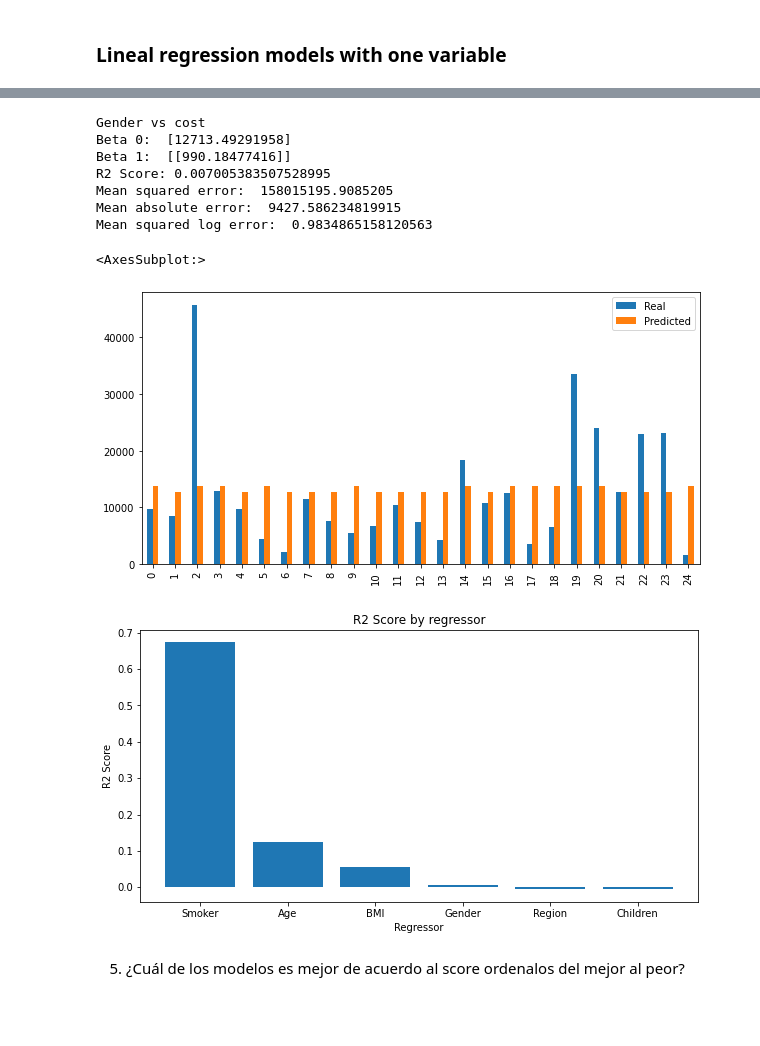
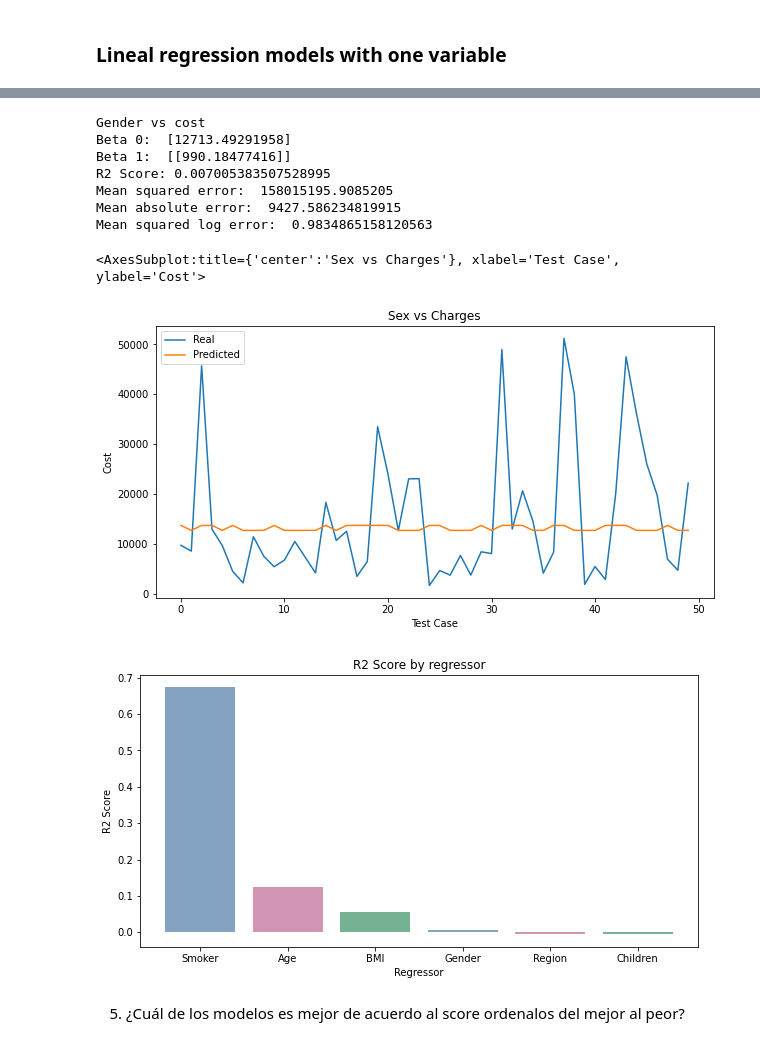
Before and after one commit to ltchycrane/Semana_Tec, a Jupyter notebook: 6.4 - Proyecto - Regresion Linea.ipynb, the cells around one changed output, grey strips where cells are left out. Drawn from its saved outputs; the diff is of its cells as text; code cells hidden in the pictures; blank space fills up the shorter version.

```diff
--- a/6.4 - Proyecto - Regresion Linea.ipynb
+++ b/6.4 - Proyecto - Regresion Linea.ipynb
@@ -280,33 +271,33 @@ Mean squared log error:  0.9864538172238368
 # %%
 # Gender vs cost
-X = gender.values.reshape(-1,1)
+X = gender_one_hot['sex_male'].values.reshape(-1,1)
 y = charges.values.reshape(-1,1)
 X_train, X_test, y_train, y_test = train_test_split(X, y, test_size=0.2, random_state=0)
 regressor_gender = LinearRegression()
 regressor_gender.fit(X_train, y_train)
 y_pred_gender = regressor_gender.predict(X_test)
 print('Gender vs cost')
 print('Beta 0: ', regressor_gender.intercept_)
 print('Beta 1: ', regressor_gender.coef_)
 gender_r2 = r2_score(y_test, y_pred_gender)
 print('R2 Score:', gender_r2)
 print('Mean squared error: ', mean_squared_error(y_test, y_pred_gender))
 print('Mean absolute error: ', mean_absolute_error(y_test, y_pred_gender))
 print('Mean squared log error: ', mean_squared_log_error(y_test, y_pred_gender))
 # Save predictions vs real values
 df_gender = pd.DataFrame({'Real': y_test.flatten(), 'Predicted': y_pred_gender.flatten()})
 # Plot predictions vs real values
-df_gender.head(25).plot(kind='bar',figsize=(10,5))
+df_gender.head(50).plot(figsize=(10,5), title='Sex vs Charges', xlabel='Test Case', ylabel='Cost')
 # %% [output]
 Gender vs cost
 Beta 0:  [12713.49291958]
 Beta 1:  [[990.18477416]]
 R2 Score: 0.007005383507528995
 Mean squared error:  158015195.9085205
 Mean absolute error:  9427.586234819915
 Mean squared log error:  0.9834865158120563
-<AxesSubplot:>
+<AxesSubplot:title={'center':'Sex vs Charges'}, xlabel='Test Case', ylabel='Cost'>
-[figure, old version]
+[figure, new version]
 # %%
 # Order the regressors by R2 score
 regressors = [regressor_bmi, regressor_age, regressor_children, regressor_smoker, regressor_region, regressor_gender]
@@ -316,13 +307,13 @@ regressors_r2, regressors_names = zip(*sorted(zip(regressors_r2, regressors_name
 regressors_r2 = regressors_r2[::-1]
 regressors_names = regressors_names[::-1]
 plt.figure(figsize=(10,5))
-plt.bar(regressors_names, regressors_r2)
+plt.bar(regressors_names, regressors_r2, color=[(0.2, 0.4, 0.6, 0.6), (0.7, 0.3, 0.5, 0.6), (0.1, 0.5, 0.3, 0.6), (0.2, 0.4, 0.6, 0.6), (0.7, 0.3, 0.5, 0.6), (0.1, 0.5, 0.3, 0.6)])
 plt.title('R2 Score by regressor')
 plt.xlabel('Regressor')
 plt.ylabel('R2 Score')
 plt.show()
 # %% [output]
-[figure, old version]
+[figure, new version]
 # %% [markdown]
 5. ¿Cuál de los modelos es mejor de acuerdo al score ordenalos del mejor al peor?
 # %% [markdown]
```
Also changed, not shown: parts of 13 cells of this notebook.
